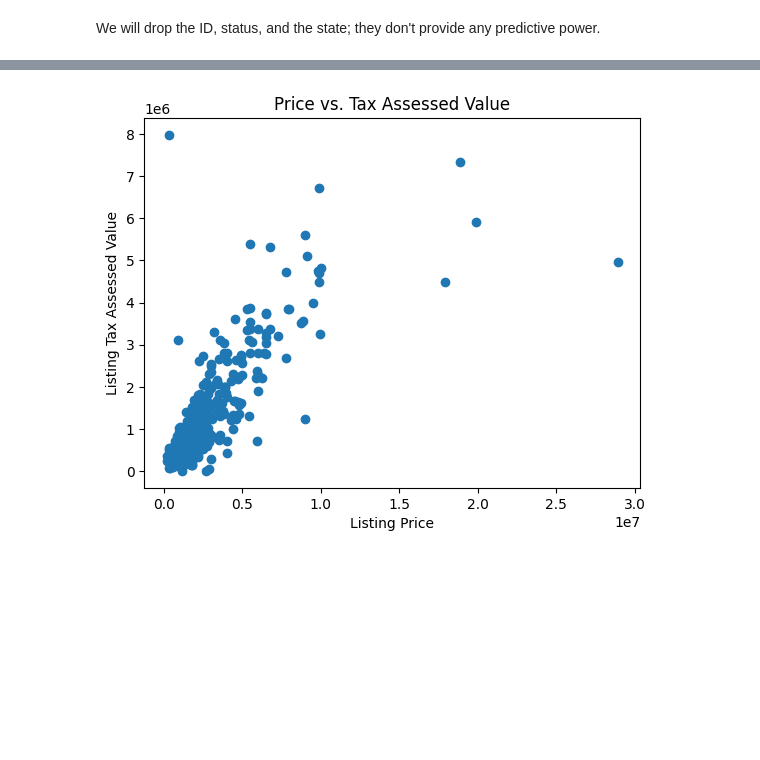
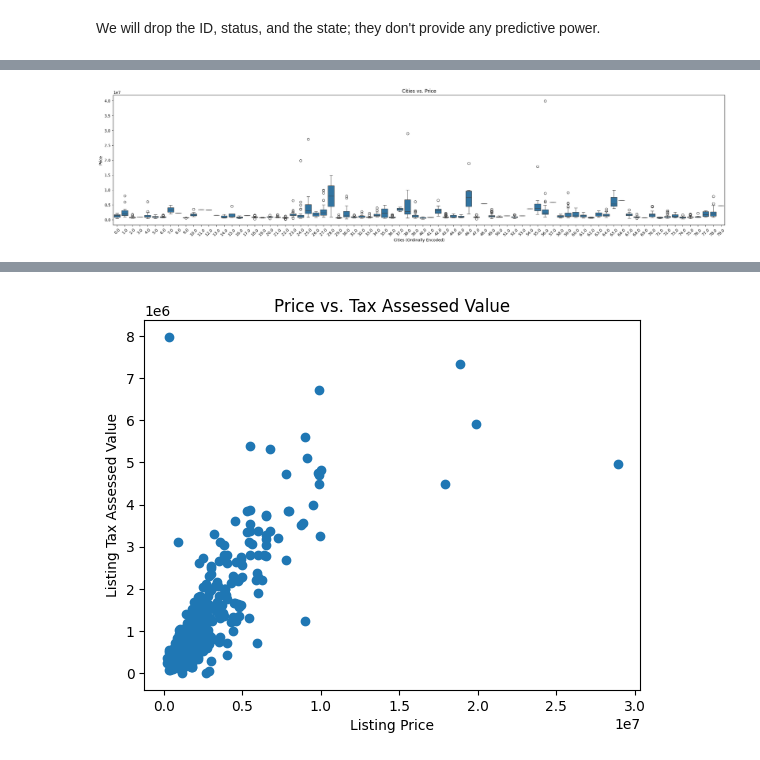
Before and after one commit to saba-sohail/nassau-county-housing, a Jupyter notebook: analysis1.ipynb, the cells around one changed output, grey strips where cells are left out. Saved outputs shown, nothing was run; the diff lists cells and outputs as text; code cells hidden in the pictures; blank space fills up the shorter version.

```diff
--- a/analysis1.ipynb
+++ b/analysis1.ipynb
@@ -101,0 +122,10 @@ df.head()
+# %%
+plt.figure(figsize=(28, 6))
+sns.boxplot(data=df, x='addressCity', y='price')
+plt.ylabel("Price")
+plt.xlabel("Cities (Ordinally Encoded)")
+plt.xticks(rotation=45)
+plt.title("Cities vs. Price")
+plt.show()
+# %% [output]
+[figure, added]
```
Also changed, not shown: parts of 13 cells of this notebook, 1 other file.
